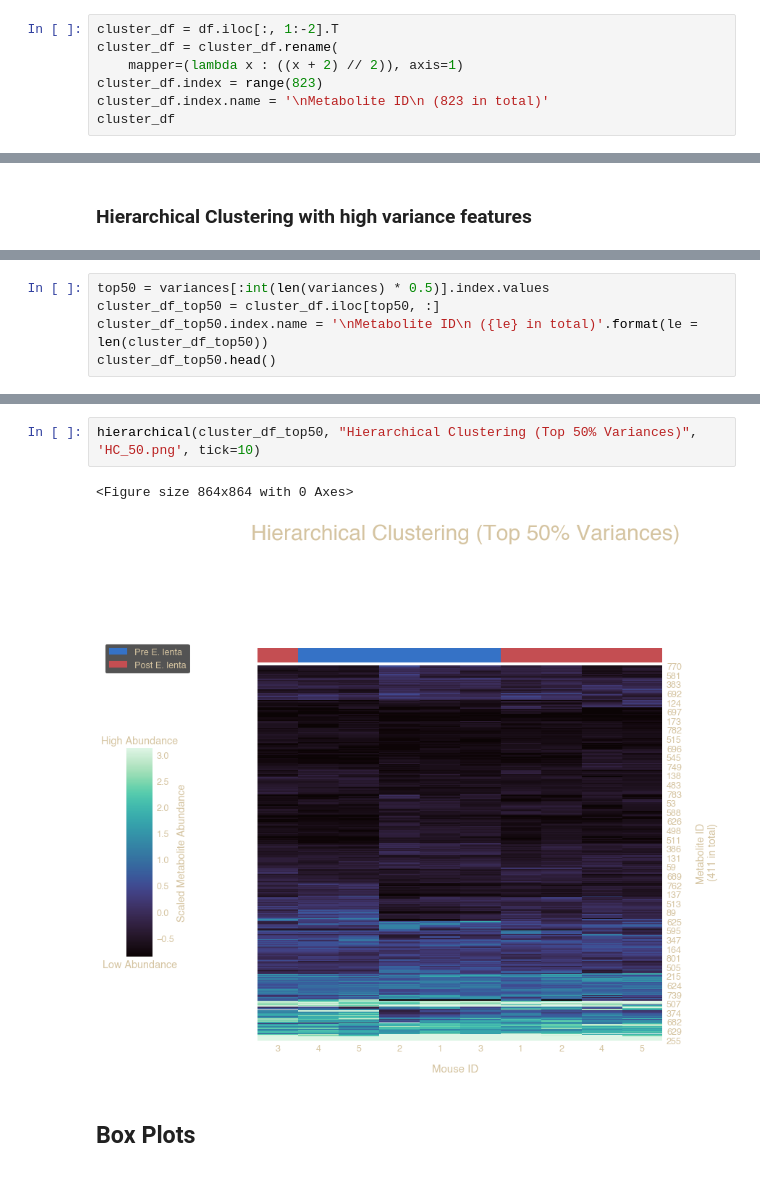
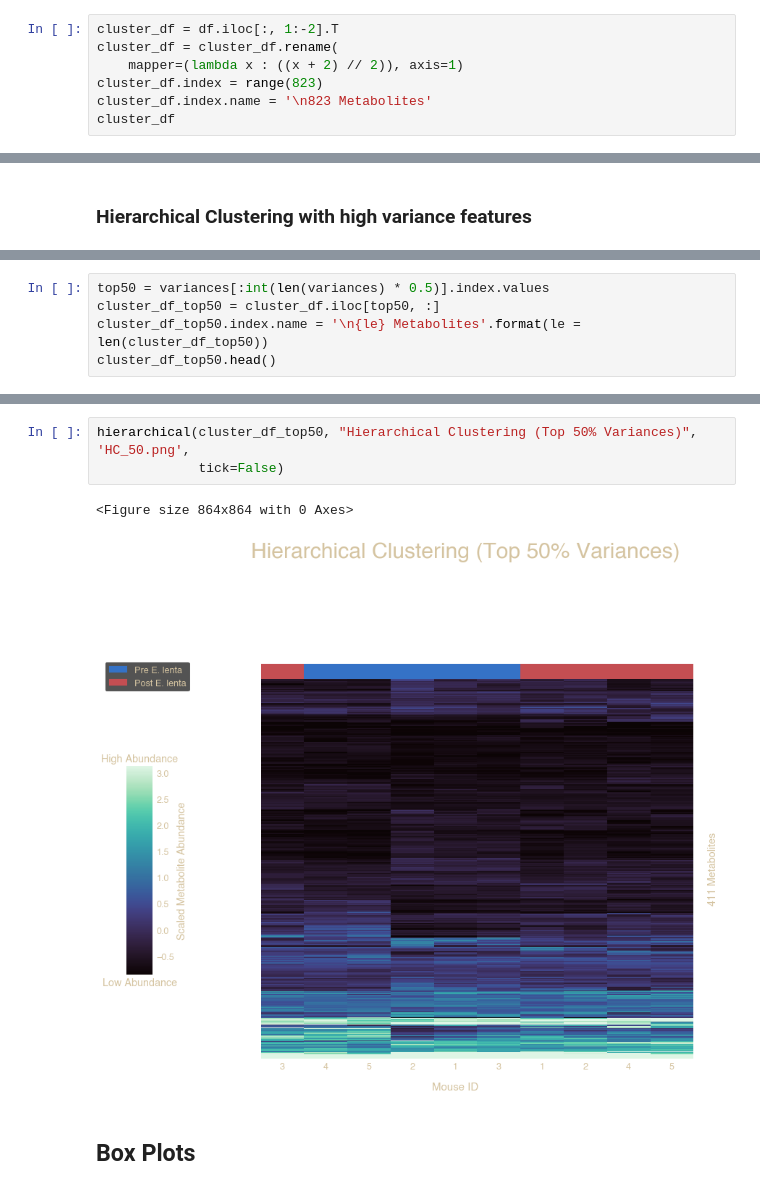
Before and after one commit to danielchang2002/FecalMetabolomics, a Jupyter notebook: notebooks/DataVisualization.ipynb, the cells around one changed output, grey strips where cells are left out. Cells and saved outputs as stored; diff of their text form.

```diff
--- a/notebooks/DataVisualization.ipynb
+++ b/notebooks/DataVisualization.ipynb
@@ -193,7 +193,7 @@ cluster_df = df.iloc[:, 1:-2].T
 cluster_df = cluster_df.rename(
     mapper=(lambda x : ((x + 2) // 2)), axis=1)
 cluster_df.index = range(823)
-cluster_df.index.name = '\nMetabolite ID\n (823 in total)'
+cluster_df.index.name = '\n823 Metabolites'
 cluster_df
 # %% [output]
 |  | 1 | 1 | 2 | 2 | 3 | 3 | 4 | 4 | 5 | 5 |
@@ -305,7 +307,7 @@ hierarchical(cluster_df_top20, "Hierarchical Clustering (Top 20% Variances)", 'H
 # %%
 top50 = variances[:int(len(variances) * 0.5)].index.values
 cluster_df_top50 = cluster_df.iloc[top50, :]
-cluster_df_top50.index.name = '\nMetabolite ID\n ({le} in total)'.format(le = len(cluster_df_top50))
+cluster_df_top50.index.name = '\n{le} Metabolites'.format(le = len(cluster_df_top50))
 cluster_df_top50.head()
 # %% [output]
 |  | 1 | 1 | 2 | 2 | 3 | 3 | 4 | 4 | 5 | 5 |
@@ -316,10 +318,11 @@ cluster_df_top50.head()
 | 752 | 0.112612 | 0.096876 | 0.097459 | 0.041999 | 0.156780 | 0.130044 | 0.094367 | 0.277683 | 0.074011 | 0.276434 |
 | 820 | 0.241432 | 0.078611 | 0.197009 | 0.105422 | 0.328468 | 0.139020 | 0.253468 | 0.159851 | 0.197046 | 0.174640 |
 # %%
-hierarchical(cluster_df_top50, "Hierarchical Clustering (Top 50% Variances)", 'HC_50.png', tick=10)
+hierarchical(cluster_df_top50, "Hierarchical Clustering (Top 50% Variances)", 'HC_50.png',
+             tick=False)
 # %% [output]
 <Figure size 864x864 with 0 Axes>
-[figure, old version]
+[figure, new version]
 # %% [markdown]
 ## Box Plots
 # %%
```
Also changed, not shown: parts of 20 cells of this notebook.
